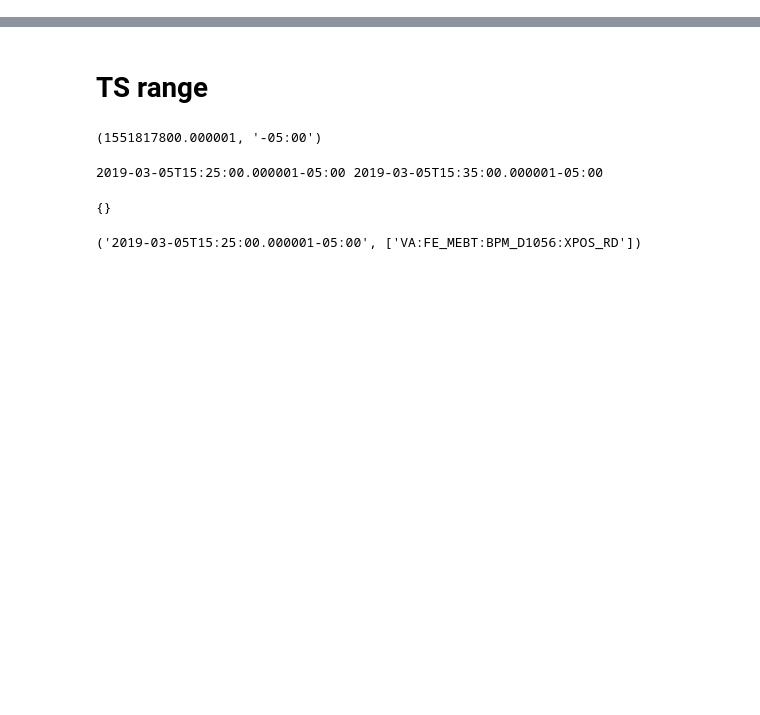
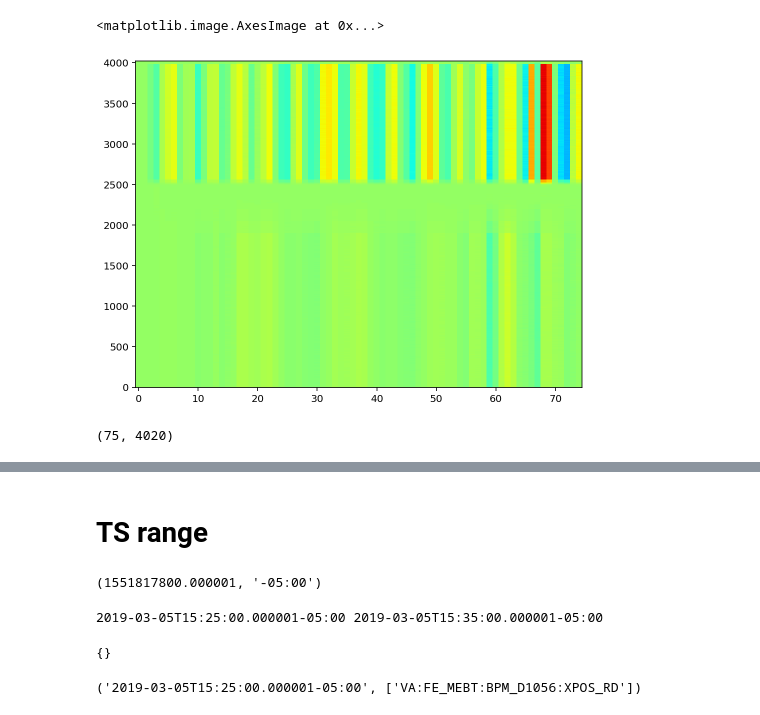
Before and after one commit to zhangt58/PyArchAppl, a Jupyter notebook: examples/test_pyarchappl.ipynb, the cells around one changed output, grey strips where cells are left out. Saved outputs shown, nothing was run; the diff lists cells and outputs as text; code cells hidden in the pictures; blank space fills up the shorter version.

```diff
--- a/examples/test_pyarchappl.ipynb
+++ b/examples/test_pyarchappl.ipynb
@@ -38,0 +196,10 @@ r = client.get_data_at_time([pvs_x[0]], ts=_ts0)
+# %%
+import matplotlib.pyplot as plt
+
+a = data_set_x
+
+fig, ax = plt.subplots(figsize=(8, 6))
+ax.imshow(a, aspect='auto', cmap='jet', origin='lower left')
+# %% [output]
+<matplotlib.image.AxesImage at 0x...>
+[figure, added]
@@ -38,0 +212,4 @@ r = client.get_data_at_time([pvs_x[0]], ts=_ts0)
+# %%
+nx, ny
+# %% [output]
+(75, 4020)
```
Also changed, not shown: parts of 74 cells of this notebook.
